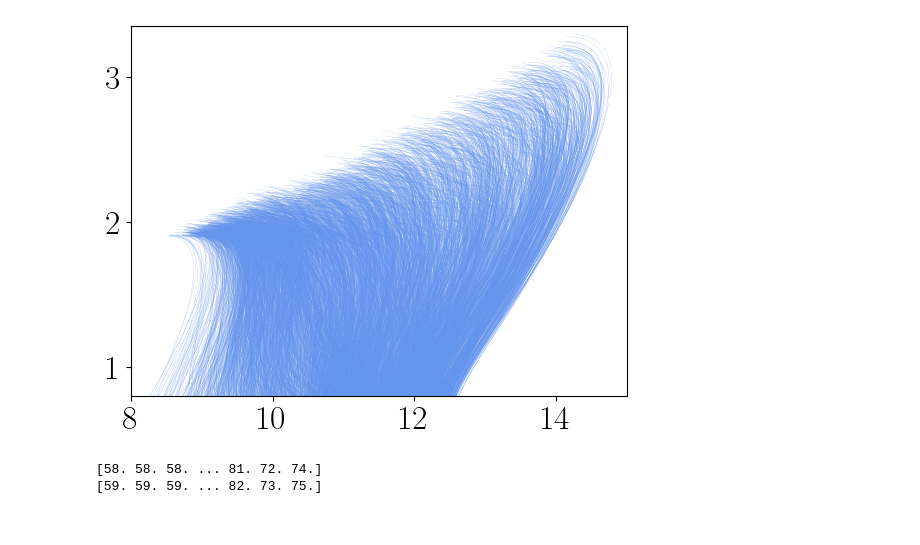
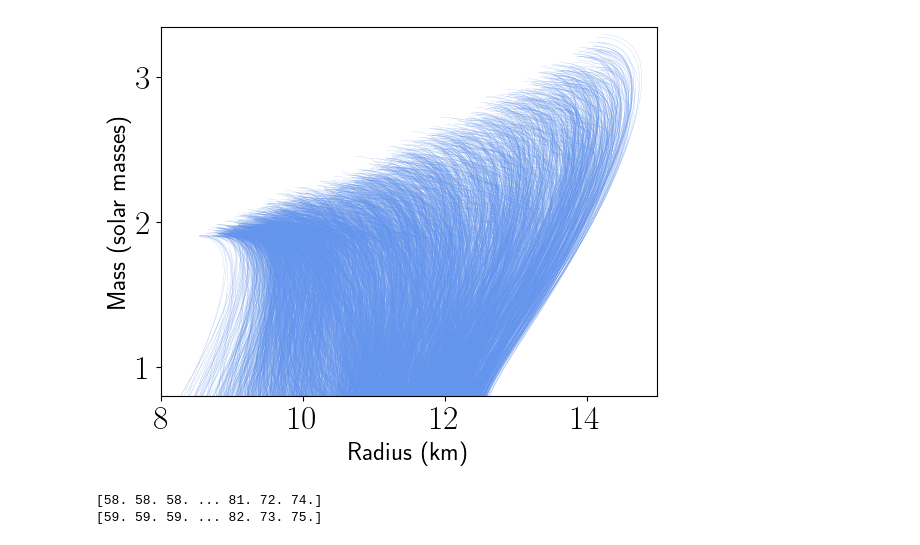
Before and after one commit to tatep0/Astroboy, a Jupyter notebook: Neutron Stars/EOS/1varGaussian.ipynb, the cells around one changed output. Cells and saved outputs as stored; diff of their text form; code cells hidden in the pictures.

```diff
--- a/Neutron Stars/EOS/1varGaussian.ipynb
+++ b/Neutron Stars/EOS/1varGaussian.ipynb
@@ -29,12 +28,14 @@ for i in range(numofEOS):
 # %%
 #plots each EOS
 for i in range(numofEOS):
     plt.xlim([8,15])
     plt.ylim([.8,3.35])
-    plt.rcParams['figure.figsize'] = [8,3]
+    plt.xlabel("Radius (km)", fontsize=18)
+    plt.ylabel("Mass (solar masses)", fontsize=18)
+    plt.rcParams['figure.figsize'] = [9,5]
     plt.plot(EOSs[i][0], EOSs[i][1], 'cornflowerblue', linewidth=.1)
 # %% [output]
-[figure, old version]
+[figure, new version]
 # %%
 #finding the closest mass values to 1.4
 
```
Also changed, not shown: parts of 5 cells of this notebook.
